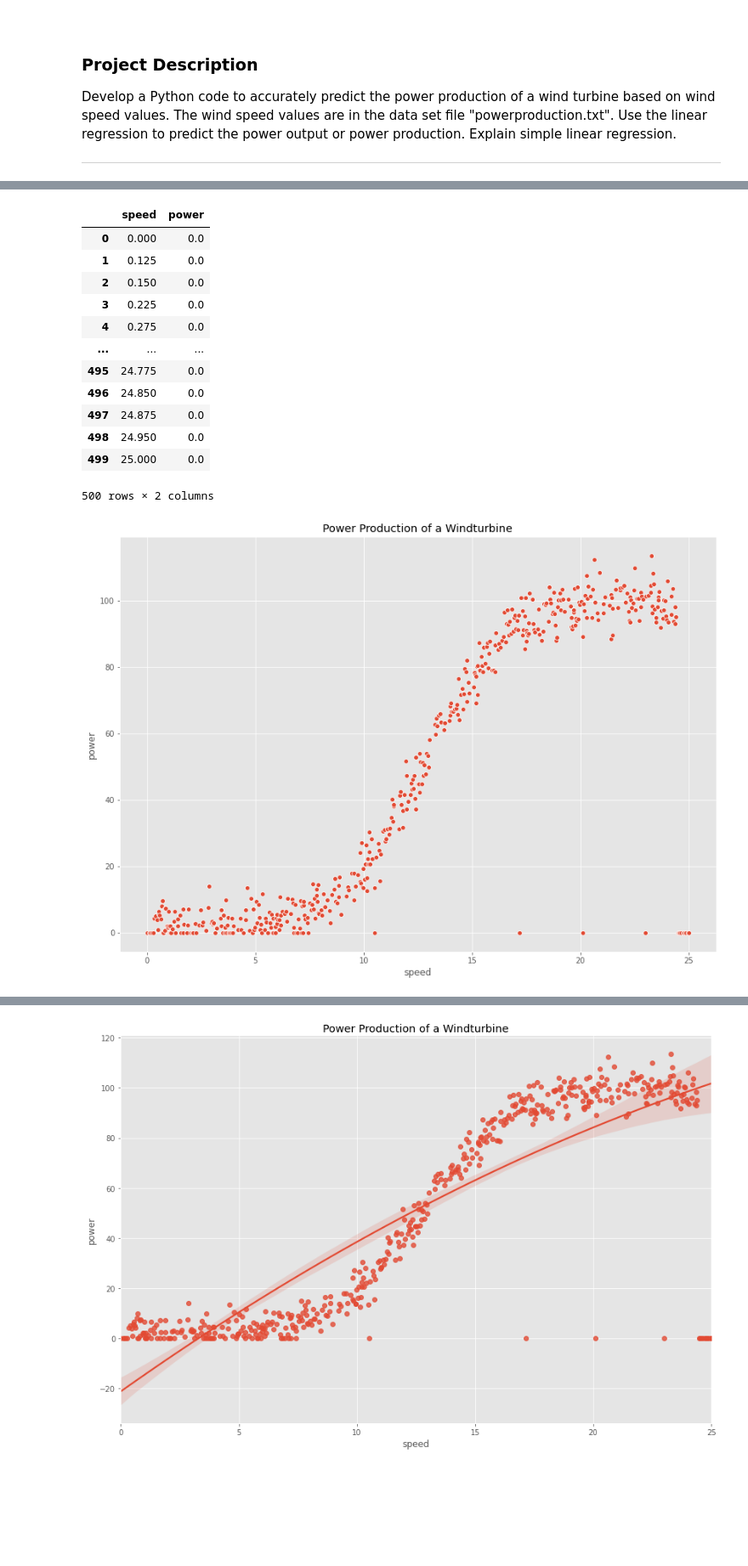
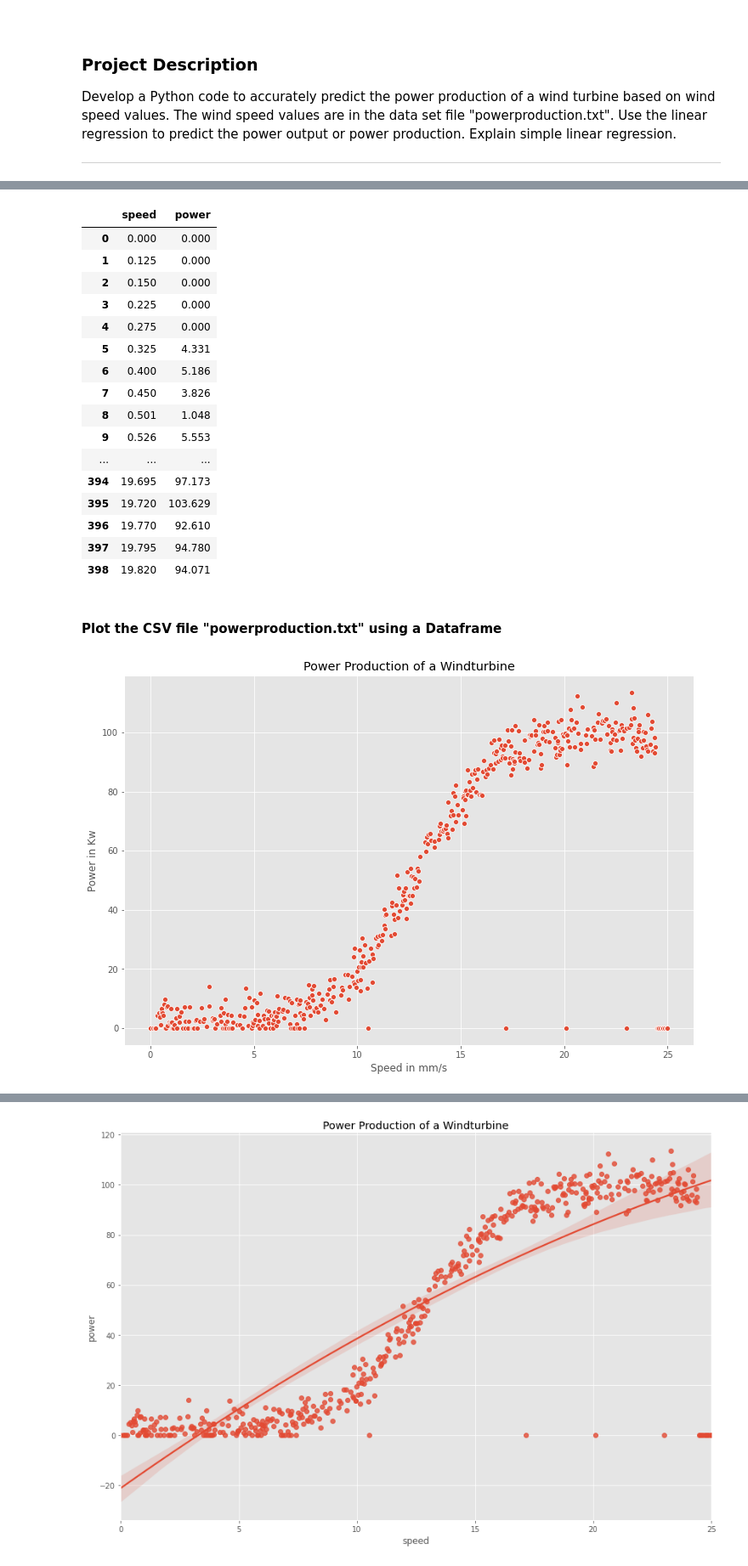
Before and after one commit to Silvio622/foda-project2020, a Jupyter notebook: Prediction of Wind Turbine Power Production .ipynb, the cells around one changed output, grey strips where cells are left out. Shown: that part at 85% size. Cells and saved outputs as stored; diff of their text form; code cells hidden in the pictures; blank space fills up the shorter version.

```diff
--- a/Prediction of Wind Turbine Power Production .ipynb
+++ b/Prediction of Wind Turbine Power Production .ipynb
@@ -15,30 +21,40 @@ Develop a Python code to accurately predict the power production of a wind turbi
 import pandas as pd
 import matplotlib.pyplot as plt
 import seaborn as sns
+%matplotlib inline
 
+df = pd.set_option('display.max_rows',None)# show all th erows in the dataframe
 df = pd.read_csv("powerproduction.txt")
 df
 # %% [output]
 |  | speed | power |
-| 0 | 0.000 | 0.0 |
-| 1 | 0.125 | 0.0 |
-| 2 | 0.150 | 0.0 |
-| 3 | 0.225 | 0.0 |
-| 4 | 0.275 | 0.0 |
+| 0 | 0.000 | 0.000 |
+| 1 | 0.125 | 0.000 |
+| 2 | 0.150 | 0.000 |
+| 3 | 0.225 | 0.000 |
+| 4 | 0.275 | 0.000 |
+| 5 | 0.325 | 4.331 |
+| 6 | 0.400 | 5.186 |
+| 7 | 0.450 | 3.826 |
+| 8 | 0.501 | 1.048 |
+| 9 | 0.526 | 5.553 |
 | ... | ... | ... |
-| 495 | 24.775 | 0.0 |
-| 496 | 24.850 | 0.0 |
-| 497 | 24.875 | 0.0 |
-| 498 | 24.950 | 0.0 |
-| 499 | 25.000 | 0.0 |
+| 394 | 19.695 | 97.173 |
+| 395 | 19.720 | 103.629 |
+| 396 | 19.770 | 92.610 |
+| 397 | 19.795 | 94.780 |
+| 398 | 19.820 | 94.071 |
-500 rows × 2 columns
+# %% [markdown]
+#### Plot the CSV file "powerproduction.txt" using a Dataframe
 # %%
-#%
+# Plot the CSV file "powerproduction.txt" using a Dataframe
 plt.style.use('ggplot') # global parameters for pyplot for "ggplot" plot style
-plt.rcParams['figure.figsize'] = 14, 10 # global parameters for pyplot increase the plot size
+plt.rcParams['figure.figsize'] = 12, 8 # global parameters for pyplot increase the plot size
 plt.title("Power Production of a Windturbine")
-sns.scatterplot(x='speed',y='power',data=df);
+sns.scatterplot(x='speed',y='power',data=df)
+plt.xlabel('Speed in mm/s')
+plt.ylabel('Power in Kw');
 # %% [output]
-[figure, old version]
+[figure, new version]
 # %%
 
```
Also changed, not shown: parts of 7 cells of this notebook.
